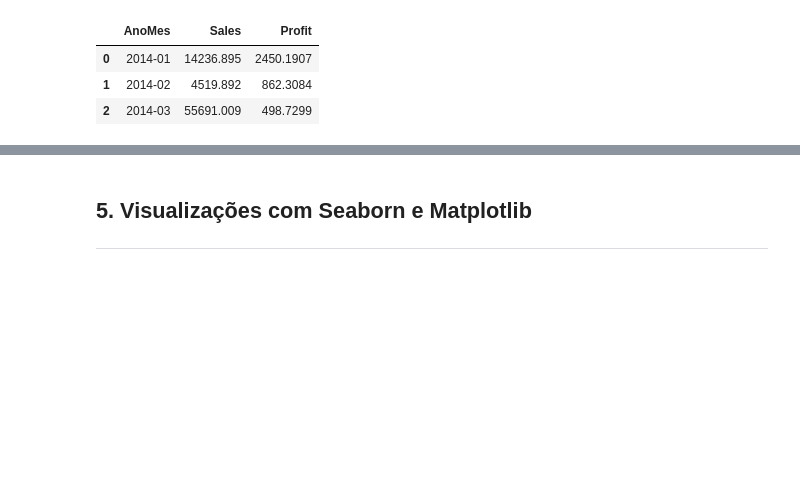
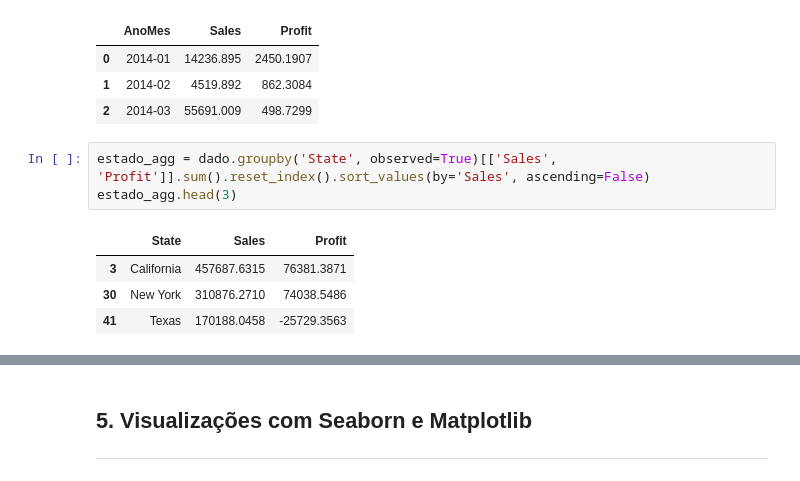
Before and after one commit to danoliveiraed/superstore-analytics, a Jupyter notebook: notebooks/superstore_analysis.ipynb, the cells around one changed output, grey strips where cells are left out. Cells and saved outputs as stored; diff of their text form; blank space fills up the shorter version.

```diff
--- a/notebooks/superstore_analysis.ipynb
+++ b/notebooks/superstore_analysis.ipynb
@@ -211,3 +210,11 @@ mes_agg.head(3)
 | 0 | 2014-01 | 14236.895 | 2450.1907 |
 | 1 | 2014-02 | 4519.892 | 862.3084 |
 | 2 | 2014-03 | 55691.009 | 498.7299 |
+# %%
+estado_agg = dado.groupby('State', observed=True)[['Sales', 'Profit']].sum().reset_index().sort_values(by='Sales', ascending=False)
+estado_agg.head(3)
+# %% [output]
+|  | State | Sales | Profit |
+| 3 | California | 457687.6315 | 76381.3871 |
+| 30 | New York | 310876.2710 | 74038.5486 |
+| 41 | Texas | 170188.0458 | -25729.3563 |
```
Also changed, not shown: parts of 5 cells of this notebook.
